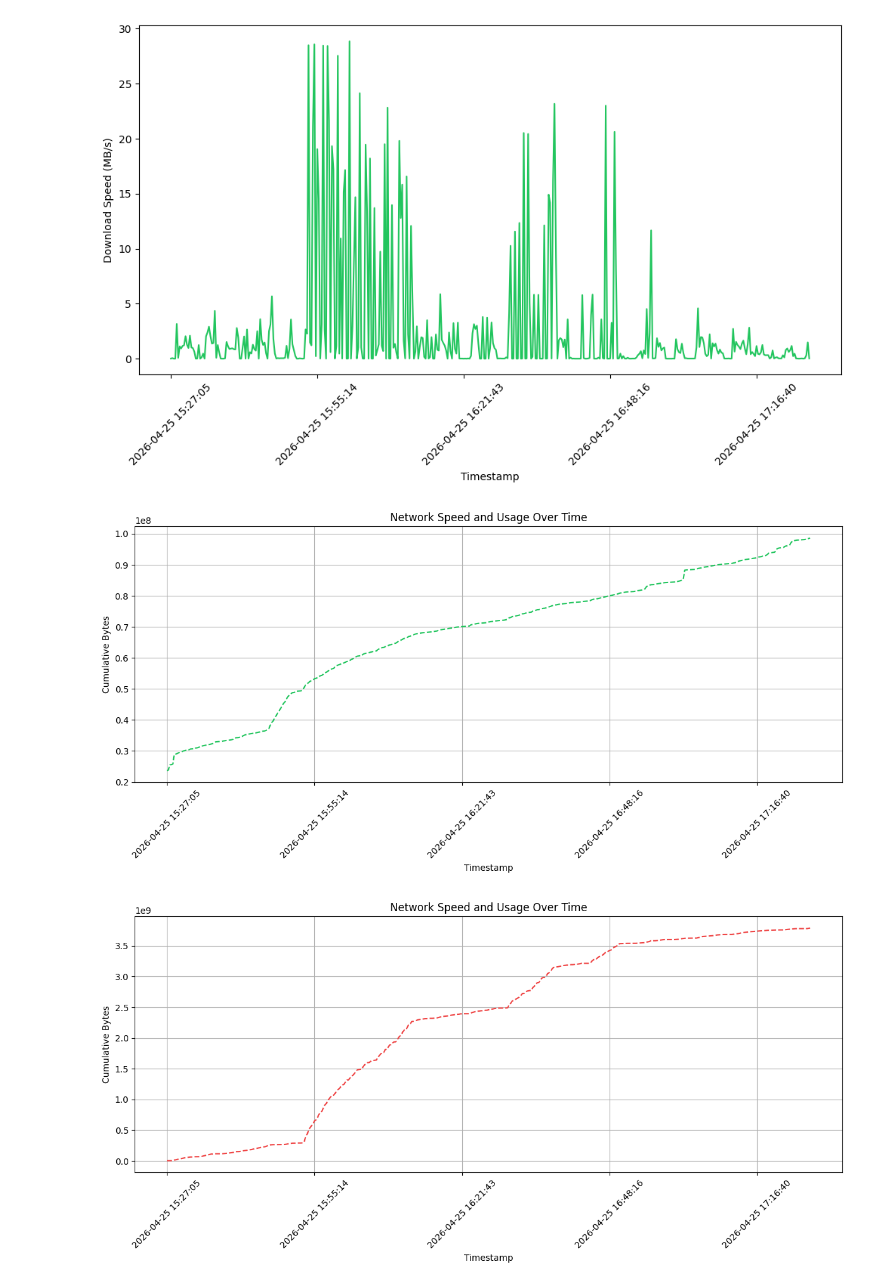
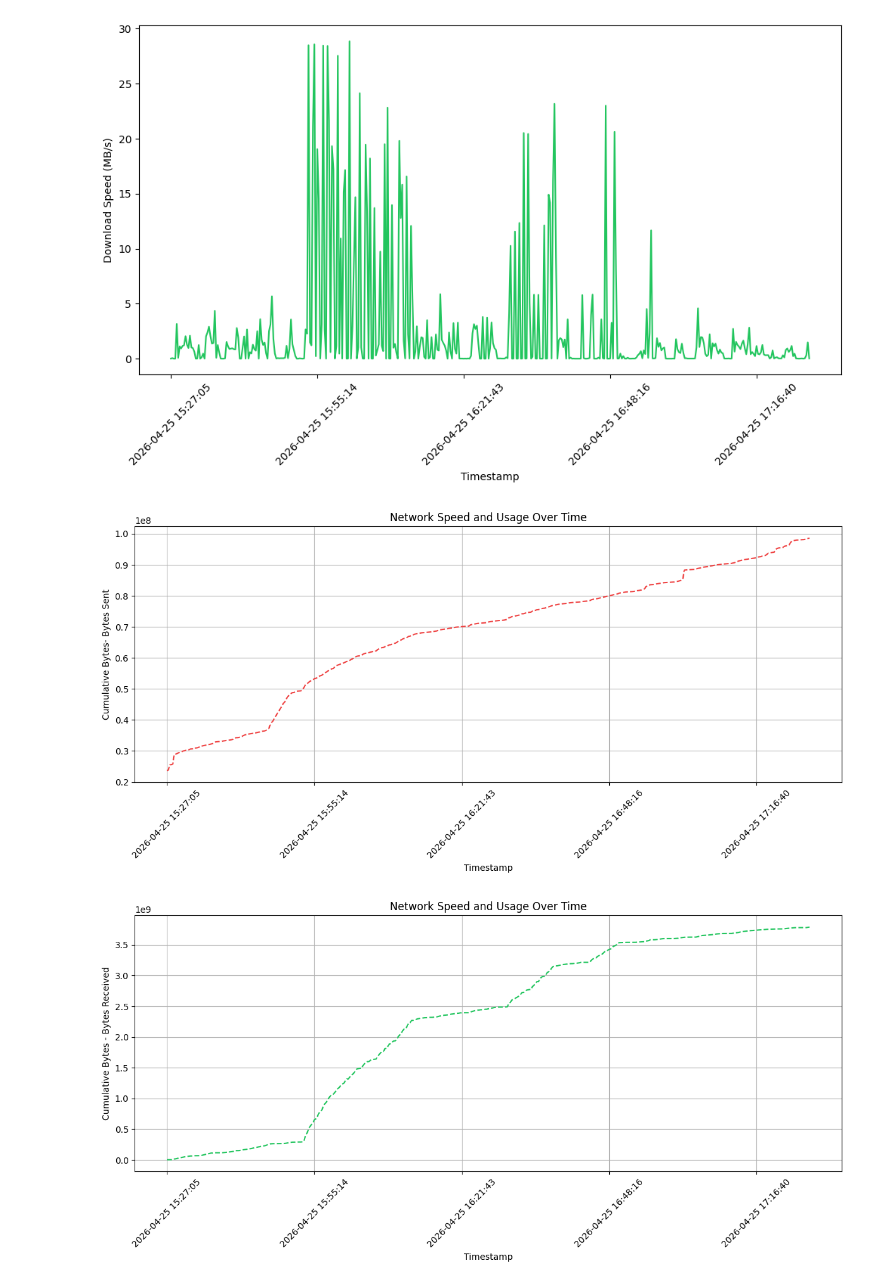
Before and after one commit to abhishek-tiwari-nitrr/System-Performance-Analyzer, a Jupyter notebook: notebook/test.ipynb, the cells around one changed output. Drawn from its saved outputs; the diff is of its cells as text; code cells hidden in the pictures.

```diff
--- a/notebook/test.ipynb
+++ b/notebook/test.ipynb
@@ -163,25 +164,25 @@ plt.xticks(rotation=45);
 [figure]
 # %%
 plt.subplots(figsize=(12,6))
-plt.plot(df_network_metrics['timestamp'], df_network_metrics['bytes_sent'],  color=GREEN, linestyle='--')
+plt.plot(df_network_metrics['timestamp'], df_network_metrics['bytes_sent'],  color=RED, linestyle='--')
 plt.xlabel("Timestamp")
-plt.ylabel('Cumulative Bytes')
+plt.ylabel('Cumulative Bytes- Bytes Sent')
 plt.title('Network Speed and Usage Over Time')
 plt.xticks(rotation=45)
 plt.gca().xaxis.set_major_locator(ticker.MaxNLocator(5))
 plt.grid()
 plt.tight_layout()
 # %% [output]
-[figure, old version]
+[figure, new version]
 # %%
 plt.subplots(figsize=(12,6))
-plt.plot(df_network_metrics['timestamp'], df_network_metrics['bytes_received'],  color=RED, linestyle='--')
+plt.plot(df_network_metrics['timestamp'], df_network_metrics['bytes_received'],  color=GREEN, linestyle='--')
 plt.xlabel("Timestamp")
-plt.ylabel('Cumulative Bytes')
+plt.ylabel('Cumulative Bytes - Bytes Received')
 plt.title('Network Speed and Usage Over Time')
 plt.xticks(rotation=45)
 plt.gca().xaxis.set_major_locator(ticker.MaxNLocator(5))
 plt.grid()
 plt.tight_layout()
 # %% [output]
-[figure, old version]
+[figure, new version]
```
Also changed, not shown: parts of 23 cells of this notebook.
